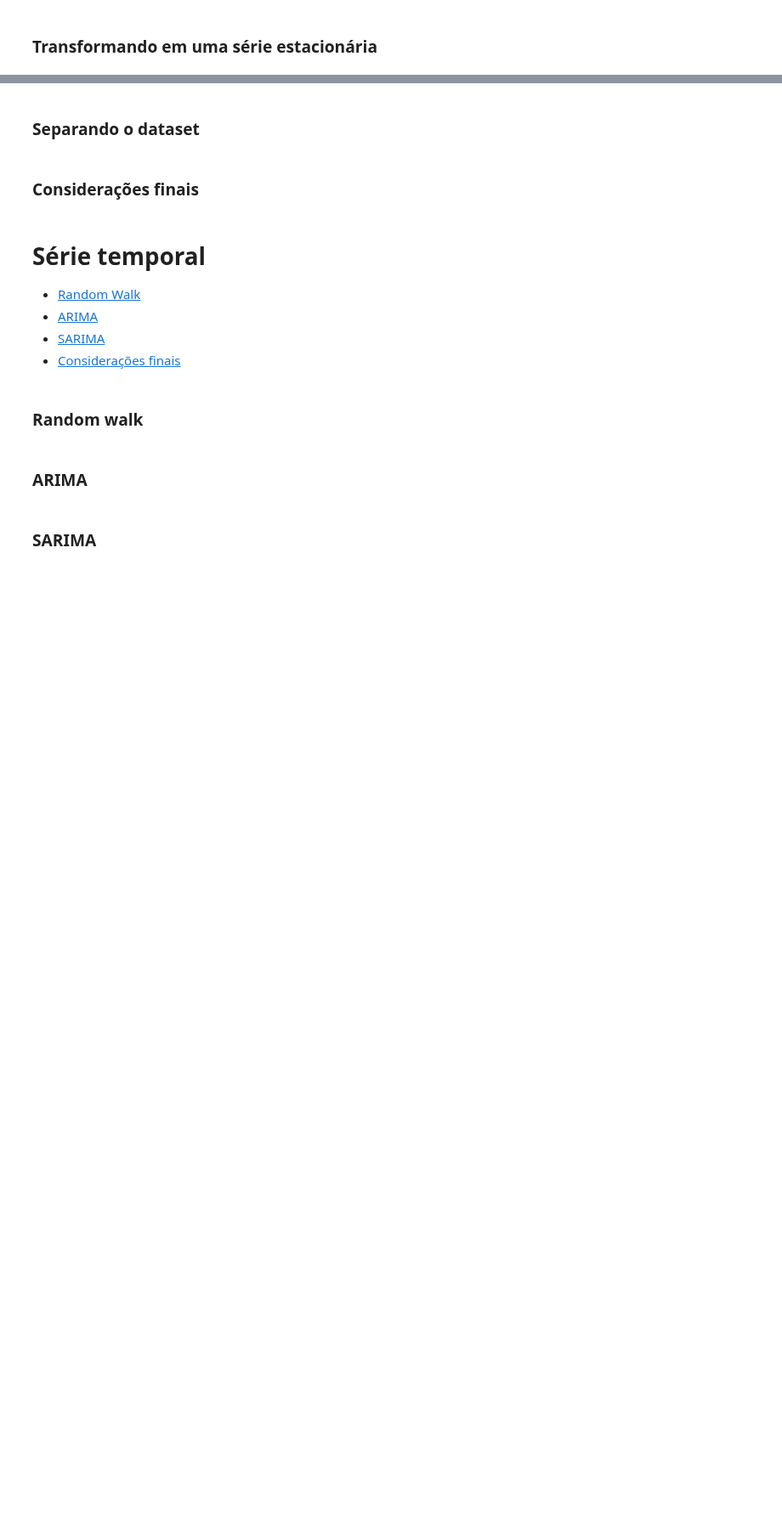
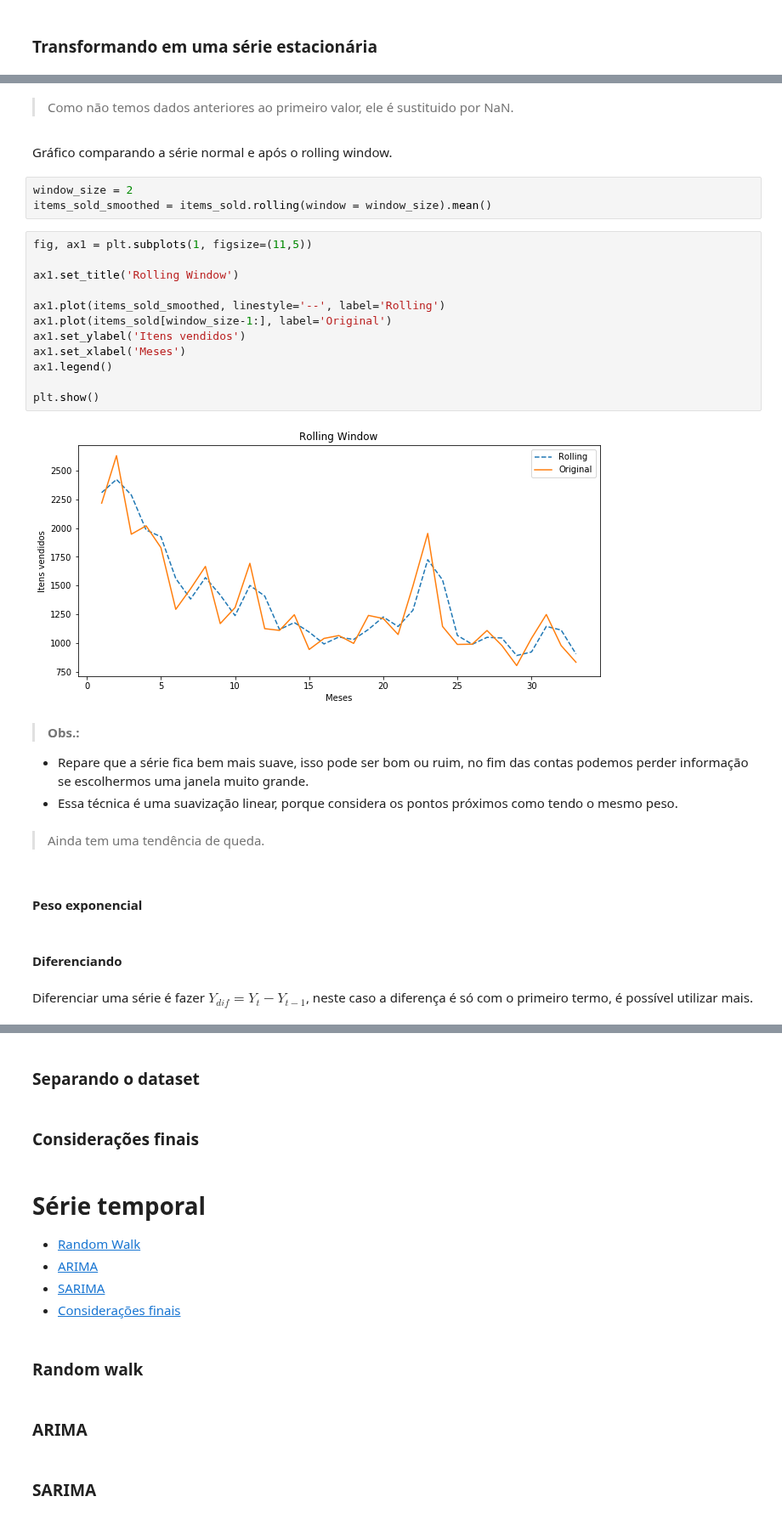
Before and after one commit to RGivisiez/Adv_ML, a Jupyter notebook: 4. ARIMA - SARIMA.ipynb, the cells around one changed output, grey strips where cells are left out. Shown at 85% size. Saved outputs shown, nothing was run; the diff lists cells and outputs as text; blank space fills up the shorter version.

```diff
--- a/4. ARIMA - SARIMA.ipynb
+++ b/4. ARIMA - SARIMA.ipynb
@@ -233,0 +235,33 @@ Perceba que essa série não é estacionária, é fácil de ver a tendência de
+# %% [markdown]
+> Como não temos dados anteriores ao primeiro valor, ele é sustituido por NaN.
+# %% [markdown]
+Gráfico comparando a série normal e após o rolling window.
+# %%
+window_size = 2
+items_sold_smoothed = items_sold.rolling(window = window_size).mean()
+# %%
+fig, ax1 = plt.subplots(1, figsize=(11,5))
+
+ax1.set_title('Rolling Window')
+
+ax1.plot(items_sold_smoothed, linestyle='--', label='Rolling')
+ax1.plot(items_sold[window_size-1:], label='Original')
+ax1.set_ylabel('Itens vendidos')
+ax1.set_xlabel('Meses')
+ax1.legend()
+
+plt.show()
+# %% [output]
+[figure, added]
+# %% [markdown]
+> **Obs.:**
+- Repare que a série fica bem mais suave, isso pode ser bom ou ruim, no fim das contas podemos perder informação se escolhermos uma janela muito grande.
+- Essa técnica é uma suavização linear, porque considera os pontos próximos como tendo o mesmo peso.
+# %% [markdown]
+> Ainda tem uma tendência de queda.
+# %% [markdown]
+#### Peso exponencial
+# %% [markdown]
+#### Diferenciando
+# %% [markdown]
+Diferenciar uma série é fazer $Y_{dif} = Y_t - Y_{t-1}$, neste caso a diferença é só com o primeiro termo, é possível utilizar mais.
```
Also changed, not shown: parts of 28 cells of this notebook.
